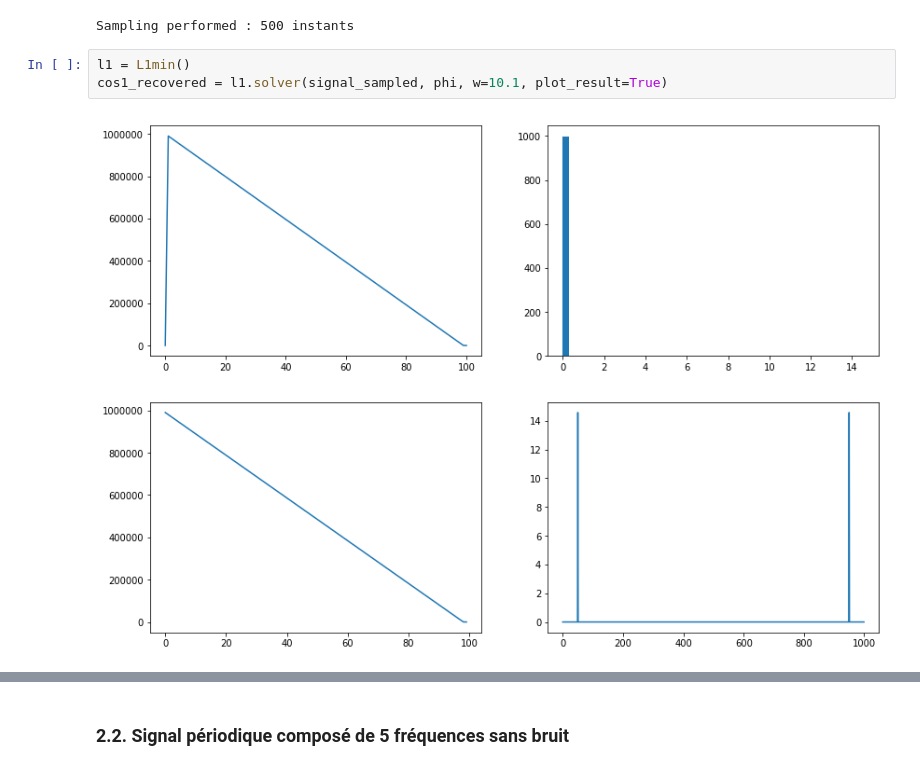
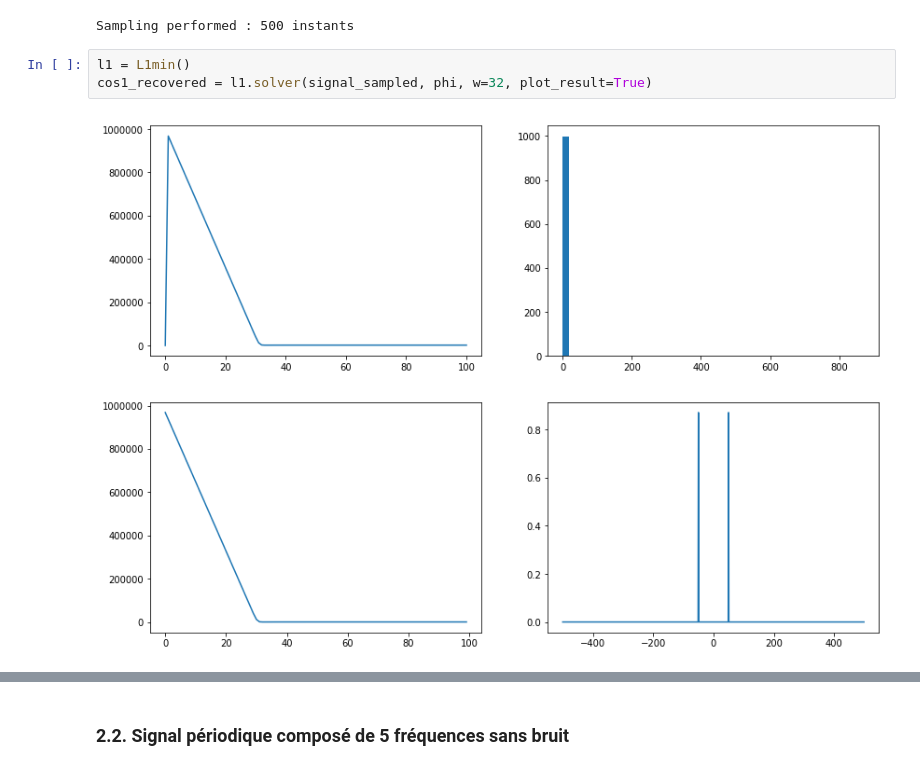
Before and after one commit to colin-ai/compressed-sensing, a Jupyter notebook: pyCompressSensing/compress_sensing.ipynb, the cells around one changed output, grey strips where cells are left out. Drawn from its saved outputs; the diff is of its cells as text.

```diff
--- a/pyCompressSensing/compress_sensing.ipynb
+++ b/pyCompressSensing/compress_sensing.ipynb
@@ -24,9 +24,9 @@ phi = cos1.phi
 Sampling performed : 500 instants
 # %%
 l1 = L1min()
-cos1_recovered = l1.solver(signal_sampled, phi, w=10.1, plot_result=True)
+cos1_recovered = l1.solver(signal_sampled, phi, w=32, plot_result=True)
 # %% [output]
-[figure, old version]
+[figure, new version]
 # %%
 l1.plot_score(cos1.temporal, cos1_recovered)
 # %% [output]
```
Also changed, not shown: parts of 15 cells of this notebook, 3 other files.
